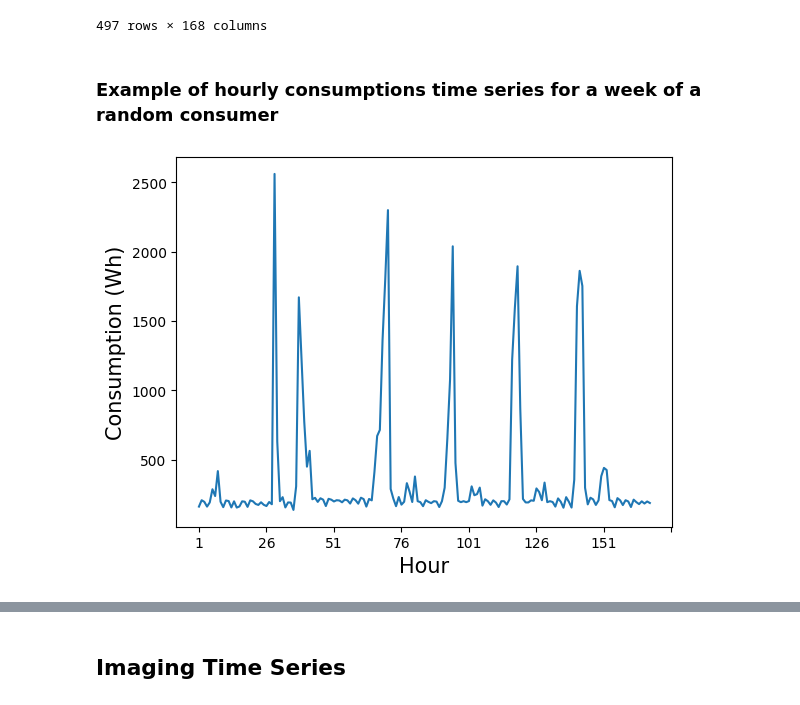
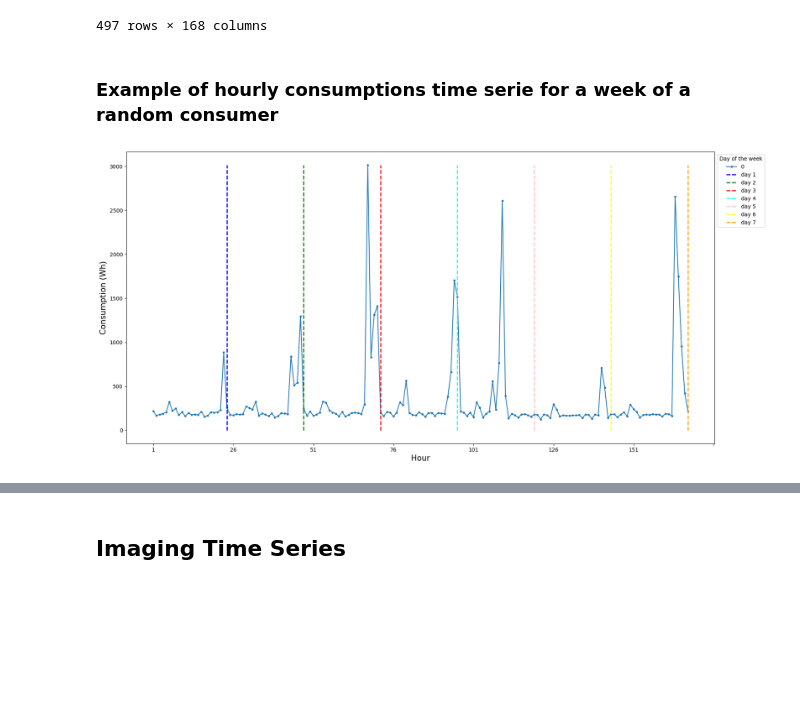
Before and after one commit to FranUrsus/TimeSeriesImaging, a Jupyter notebook: scripts/main.ipynb, the cells around one changed output, grey strips where cells are left out. Drawn from its saved outputs; the diff is of its cells as text; code cells hidden in the pictures; blank space fills up the shorter version.

Commit message:
data preparaton and image transformation scripts ready

```diff
--- a/scripts/main.ipynb
+++ b/scripts/main.ipynb
@@ -96,11 +96,9 @@ data_with_no_next_day_row
 | 496 | 155 | 133 | 149 | 128 | 140 | 157 | 123 | 142 | 150 | 120 | ... | ... |
 497 rows × 168 columns
 # %% [markdown]
-### Example of hourly consumptions time series for a week of a random consumer
+### Example of hourly consumptions time serie for a week of a random consumer
 # %%
-rowFake = data.iloc[: , :-1]
-rowTS = (rowFake.iloc[10])
-rowTS
-aux.plotTimeSeries(rowTS)
+rowTS = (data_with_no_next_day_row.iloc[0])
+aux.plotTimeSeriesWithWeekSeparator(rowTS)
 # %% [output]
-[figure, old version]
+[figure, new version]
```
Also changed, not shown: parts of 16 cells of this notebook, 3 other files.
